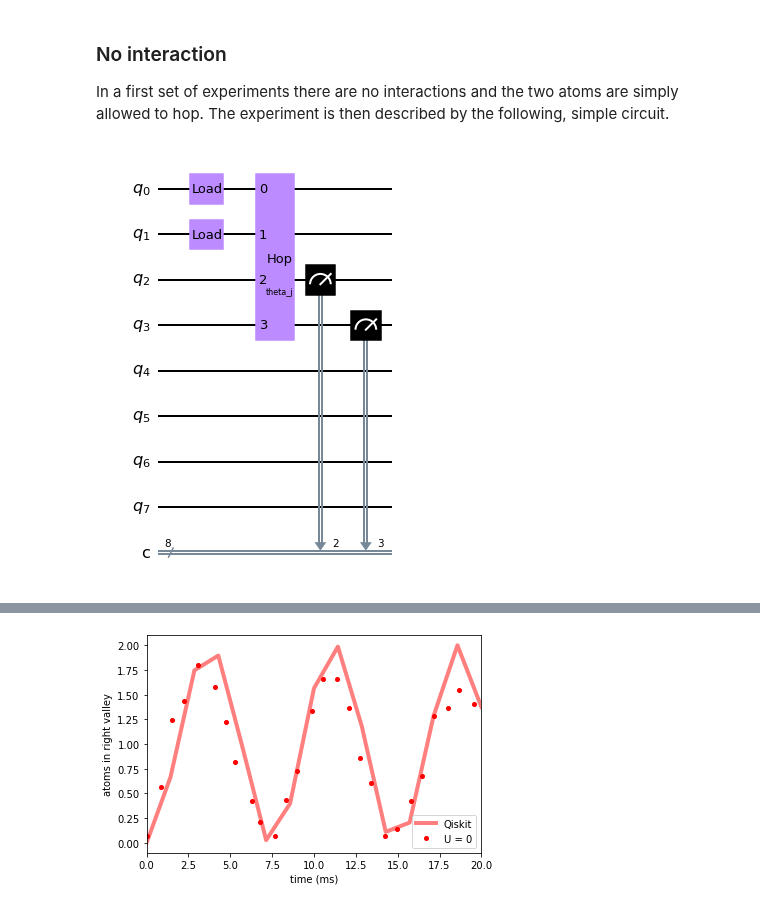
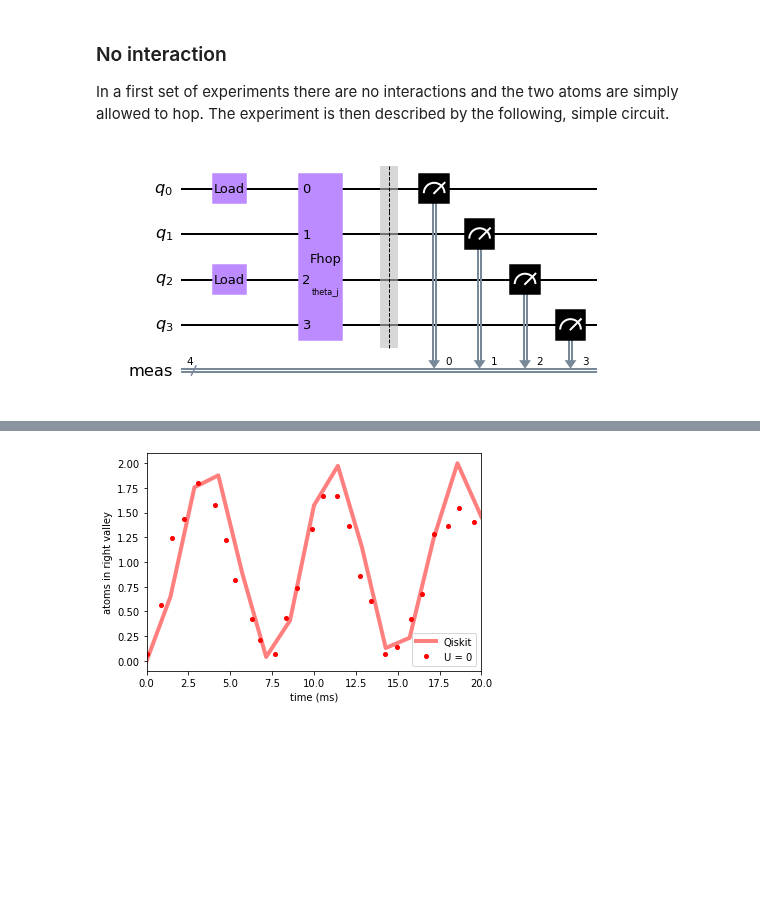
Before and after one commit to qiskit-community/qiskit-cold-atom, a Jupyter notebook: docs/tutorials/08_fermions_in_double_well.ipynb, the cells around one changed output, grey strips where cells are left out. Drawn from its saved outputs; the diff is of its cells as text; code cells hidden in the pictures; blank space fills up the shorter version.

```diff
--- a/docs/tutorials/08_fermions_in_double_well.ipynb
+++ b/docs/tutorials/08_fermions_in_double_well.ipynb
@@ -275,15 +293,14 @@ times = np.linspace(0, 20, Ntimes) * 1e-3
 theta_js = -1 * J * times
 means = np.zeros(Ntimes)
 # %%
-circuit1 = QuantumCircuit(8, 8)
+circuit1 = QuantumCircuit(4)
 circuit1.fload(0)
-circuit1.fload(1)
+circuit1.fload(2)
 circuit1.fhop([theta_j], list(range(0, 4)))
-circuit1.measure(2, 2)
-circuit1.measure(3, 3)
+circuit1.measure_all()
 circuit1.draw(output="mpl")
 # %% [output]
-[figure, old version]
+[figure, new version]
 # %%
 circuit1_list = [circuit1.bind_parameters({theta_j: theta % (2 * np.pi)}) for theta in theta_js]
 # %%
```
Also changed, not shown: parts of 20 cells of this notebook, 3 other files.
